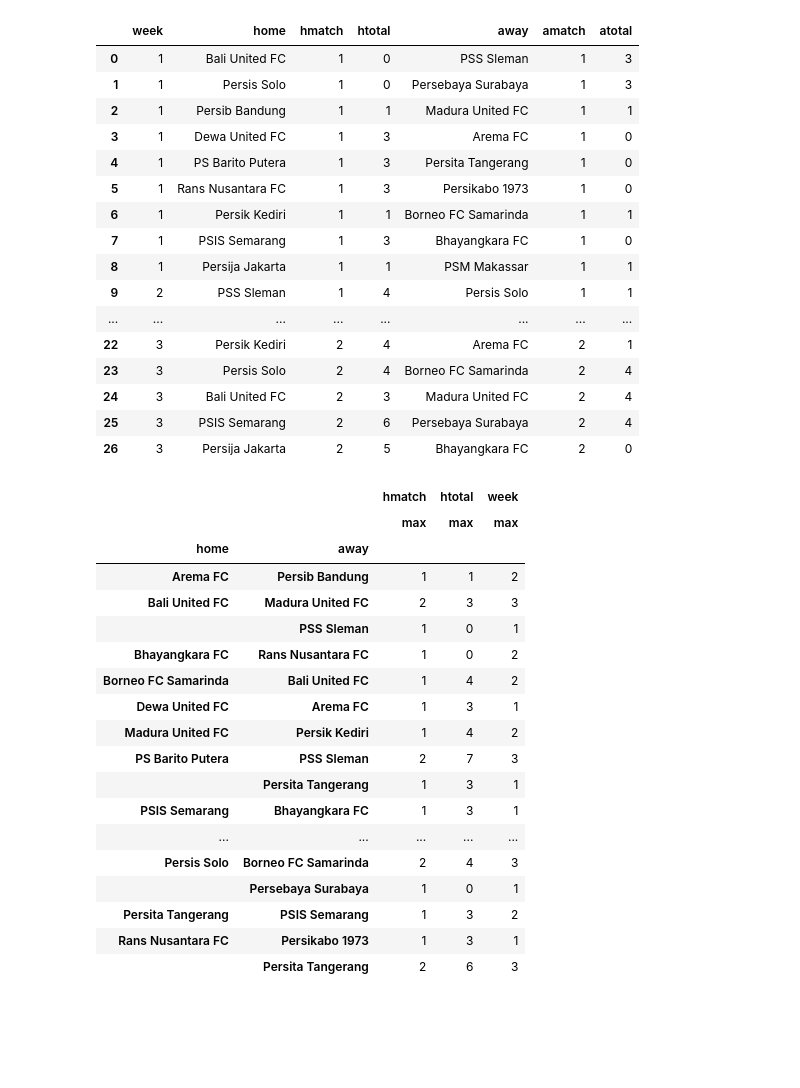
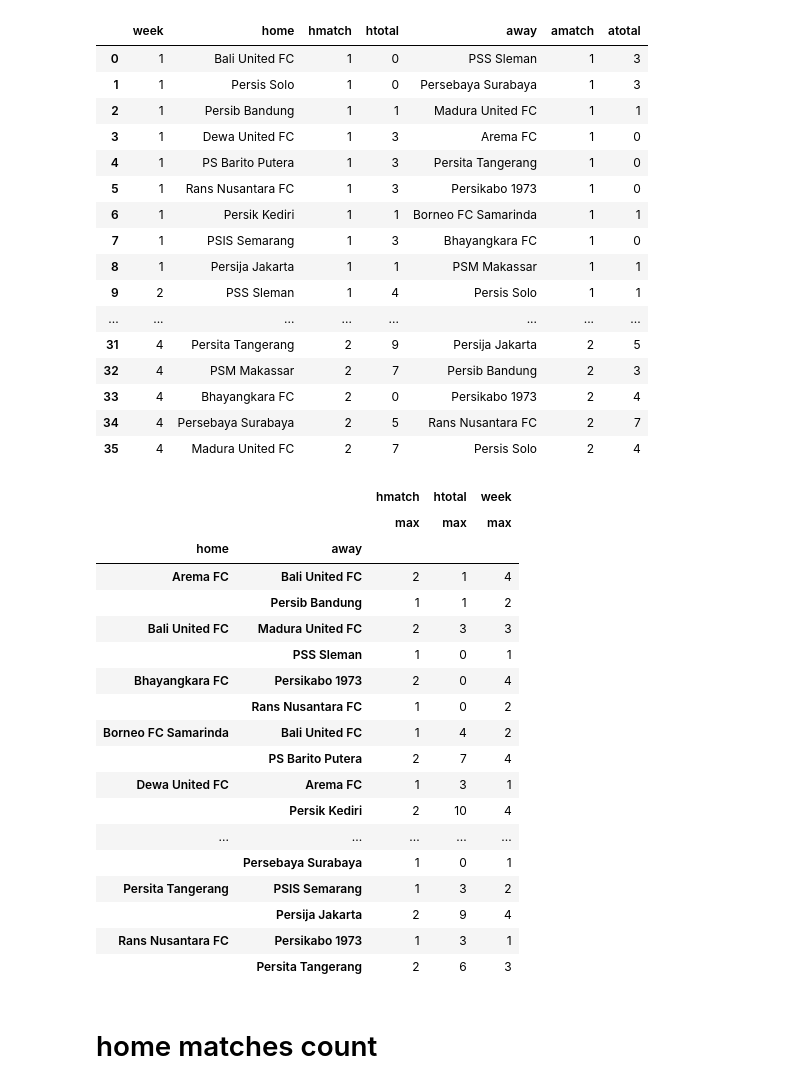
Before and after one commit to lpttprnc/liga-1, a Jupyter notebook: counts.ipynb, the cells around one changed output. Cells and saved outputs as stored; diff of their text form; code cells hidden in the pictures; blank space fills up the shorter version.

Commit message:
matches played

```diff
--- a/counts.ipynb
+++ b/counts.ipynb
@@ -4,29 +4,29 @@ import numpy as n
 # %%
 df=pd.read_csv('scores.csv', comment='#', escapechar='\t')
 for i in df:
     if i[0]=='\t':
         i==i[1:]
         df.rename(columns={i: i[1:]}, inplace=True)
-df=df.loc[df['week']<=3, ['week','home','hmatch','htotal','away','amatch','atotal']]
+df=df.loc[df['week']<=4, ['week','home','hmatch','htotal','away','amatch','atotal']] # PEKAN BERAPA
 df
 # %% [output]
 |  | week | home | hmatch | htotal | away | amatch | atotal |
 | 0 | 1 | Bali United FC | 1 | 0 | PSS Sleman | 1 | 3 |
 | 1 | 1 | Persis Solo | 1 | 0 | Persebaya Surabaya | 1 | 3 |
 | 2 | 1 | Persib Bandung | 1 | 1 | Madura United FC | 1 | 1 |
 | 3 | 1 | Dewa United FC | 1 | 3 | Arema FC | 1 | 0 |
 | 4 | 1 | PS Barito Putera | 1 | 3 | Persita Tangerang | 1 | 0 |
 | 5 | 1 | Rans Nusantara FC | 1 | 3 | Persikabo 1973 | 1 | 0 |
 | 6 | 1 | Persik Kediri | 1 | 1 | Borneo FC Samarinda | 1 | 1 |
 | 7 | 1 | PSIS Semarang | 1 | 3 | Bhayangkara FC | 1 | 0 |
 | 8 | 1 | Persija Jakarta | 1 | 1 | PSM Makassar | 1 | 1 |
 | 9 | 2 | PSS Sleman | 1 | 4 | Persis Solo | 1 | 1 |
 | ... | ... | ... | ... | ... | ... | ... | ... |
-| 22 | 3 | Persik Kediri | 2 | 4 | Arema FC | 2 | 1 |
-| 23 | 3 | Persis Solo | 2 | 4 | Borneo FC Samarinda | 2 | 4 |
-| 24 | 3 | Bali United FC | 2 | 3 | Madura United FC | 2 | 4 |
-| 25 | 3 | PSIS Semarang | 2 | 6 | Persebaya Surabaya | 2 | 4 |
-| 26 | 3 | Persija Jakarta | 2 | 5 | Bhayangkara FC | 2 | 0 |
+| 31 | 4 | Persita Tangerang | 2 | 9 | Persija Jakarta | 2 | 5 |
+| 32 | 4 | PSM Makassar | 2 | 7 | Persib Bandung | 2 | 3 |
+| 33 | 4 | Bhayangkara FC | 2 | 0 | Persikabo 1973 | 2 | 4 |
+| 34 | 4 | Persebaya Surabaya | 2 | 5 | Rans Nusantara FC | 2 | 7 |
+| 35 | 4 | Madura United FC | 2 | 7 | Persis Solo | 2 | 4 |
 # %%
 dff=df.groupby(["home","away"]).agg({'hmatch':['max'],'htotal':['max'],'week':['max']})
 dff
@@ -34,22 +34,24 @@ dff
 |  |  | hmatch | htotal | week |
 |  |  | max | max | max |
 | home | away |  |  |  |
-| Arema FC | Persib Bandung | 1 | 1 | 2 |
+| Arema FC | Bali United FC | 2 | 1 | 4 |
+|  | Persib Bandung | 1 | 1 | 2 |
 | Bali United FC | Madura United FC | 2 | 3 | 3 |
 |  | PSS Sleman | 1 | 0 | 1 |
-| Bhayangkara FC | Rans Nusantara FC | 1 | 0 | 2 |
+| Bhayangkara FC | Persikabo 1973 | 2 | 0 | 4 |
+|  | Rans Nusantara FC | 1 | 0 | 2 |
 | Borneo FC Samarinda | Bali United FC | 1 | 4 | 2 |
+|  | PS Barito Putera | 2 | 7 | 4 |
 | Dewa United FC | Arema FC | 1 | 3 | 1 |
-| Madura United FC | Persik Kediri | 1 | 4 | 2 |
-| PS Barito Putera | PSS Sleman | 2 | 7 | 3 |
-|  | Persita Tangerang | 1 | 3 | 1 |
-| PSIS Semarang | Bhayangkara FC | 1 | 3 | 1 |
+|  | Persik Kediri | 2 | 10 | 4 |
 | ... | ... | ... | ... | ... |
-| Persis Solo | Borneo FC Samarinda | 2 | 4 | 3 |
 |  | Persebaya Surabaya | 1 | 0 | 1 |
 | Persita Tangerang | PSIS Semarang | 1 | 3 | 2 |
+|  | Persija Jakarta | 2 | 9 | 4 |
 | Rans Nusantara FC | Persikabo 1973 | 1 | 3 | 1 |
 |  | Persita Tangerang | 2 | 6 | 3 |
+# %% [markdown]
+# home matches count
 # %%
 #counth=df.groupby(["home"]).agg({'hmatch':['max'],'htotal':['max']}).sort_values(by=('htotal','max'), ascending=False).reset_index()
 counth=df.groupby(["home"]).agg({'week':['max'],'hmatch':['max']}).sort_values(by=('week','max')).reset_index()
```
Also changed, not shown: parts of 3 cells of this notebook.
